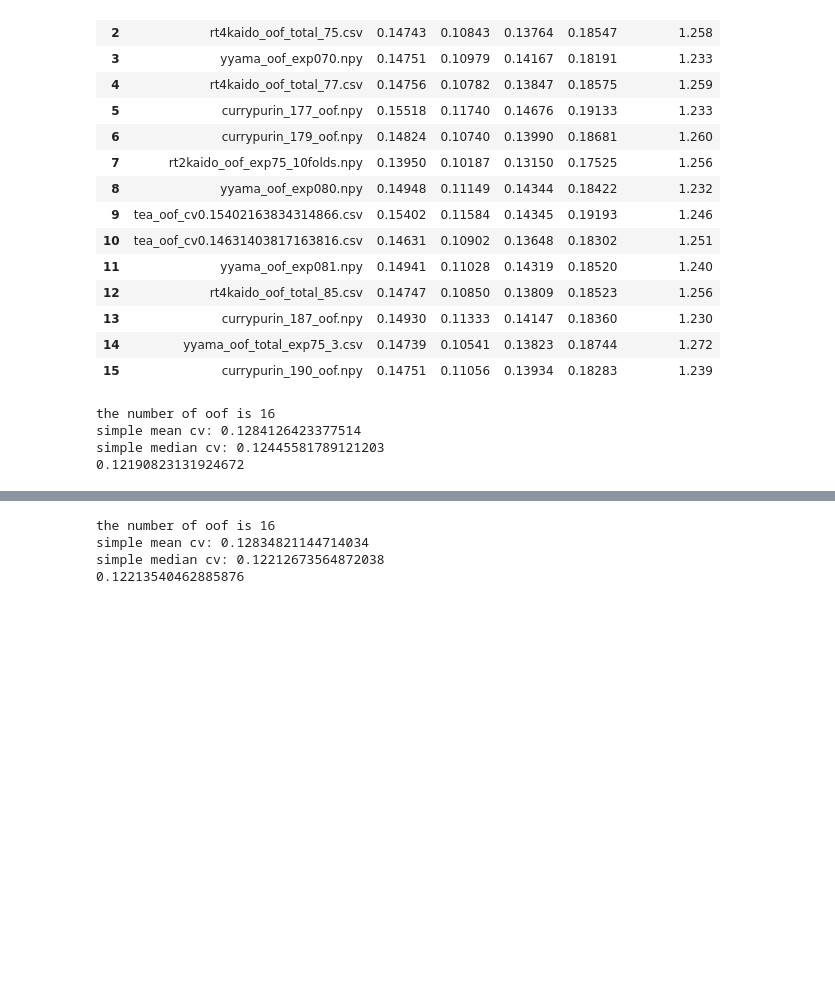
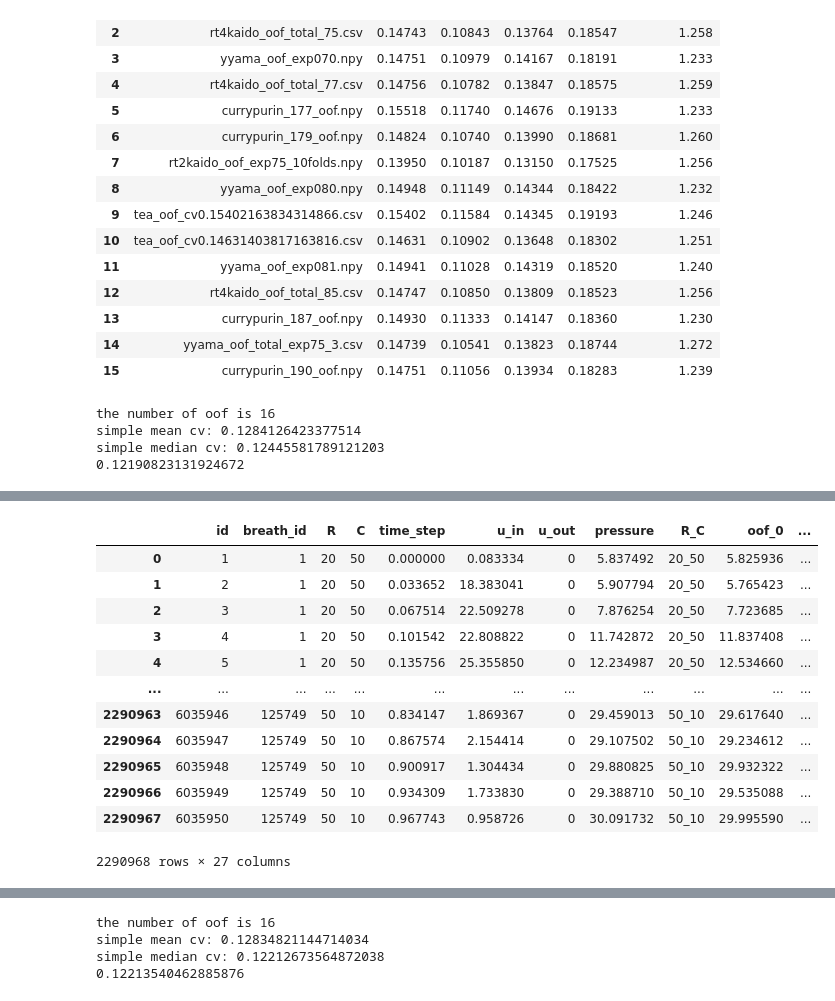
Before and after one commit to root4kaido/Ventilator-Pressure-Prediction, a Jupyter notebook: notebook/other/post_proccess_2.ipynb, the cells around one changed output, grey strips where cells are left out. Saved outputs shown, nothing was run; the diff lists cells and outputs as text; code cells hidden in the pictures; blank space fills up the shorter version.

```diff
--- a/notebook/other/post_proccess_2.ipynb
+++ b/notebook/other/post_proccess_2.ipynb
@@ -199,0 +163,2 @@ mae(targets, oof_median_pp)
+# %%
+oofs = np.array(oofs)
@@ -199,0 +174,16 @@ mae(targets, oof_median_pp)
+# %%
+oof_df
+# %% [output]
+|  | id | breath_id | R | C | time_step | u_in | u_out | pressure | R_C | oof_0 | ... |
+| 0 | 1 | 1 | 20 | 50 | 0.000000 | 0.083334 | 0 | 5.837492 | 20_50 | 5.825936 | ... |
+| 1 | 2 | 1 | 20 | 50 | 0.033652 | 18.383041 | 0 | 5.907794 | 20_50 | 5.765423 | ... |
+| 2 | 3 | 1 | 20 | 50 | 0.067514 | 22.509278 | 0 | 7.876254 | 20_50 | 7.723685 | ... |
+| 3 | 4 | 1 | 20 | 50 | 0.101542 | 22.808822 | 0 | 11.742872 | 20_50 | 11.837408 | ... |
+| 4 | 5 | 1 | 20 | 50 | 0.135756 | 25.355850 | 0 | 12.234987 | 20_50 | 12.534660 | ... |
+| ... | ... | ... | ... | ... | ... | ... | ... | ... | ... | ... | ... |
+| 2290963 | 6035946 | 125749 | 50 | 10 | 0.834147 | 1.869367 | 0 | 29.459013 | 50_10 | 29.617640 | ... |
+| 2290964 | 6035947 | 125749 | 50 | 10 | 0.867574 | 2.154414 | 0 | 29.107502 | 50_10 | 29.234612 | ... |
+| 2290965 | 6035948 | 125749 | 50 | 10 | 0.900917 | 1.304434 | 0 | 29.880825 | 50_10 | 29.932322 | ... |
+| 2290966 | 6035949 | 125749 | 50 | 10 | 0.934309 | 1.733830 | 0 | 29.388710 | 50_10 | 29.535088 | ... |
+| 2290967 | 6035950 | 125749 | 50 | 10 | 0.967743 | 0.958726 | 0 | 30.091732 | 50_10 | 29.995590 | ... |
+2290968 rows × 27 columns
```
Also changed, not shown: parts of 36 cells of this notebook, 8 other files.
